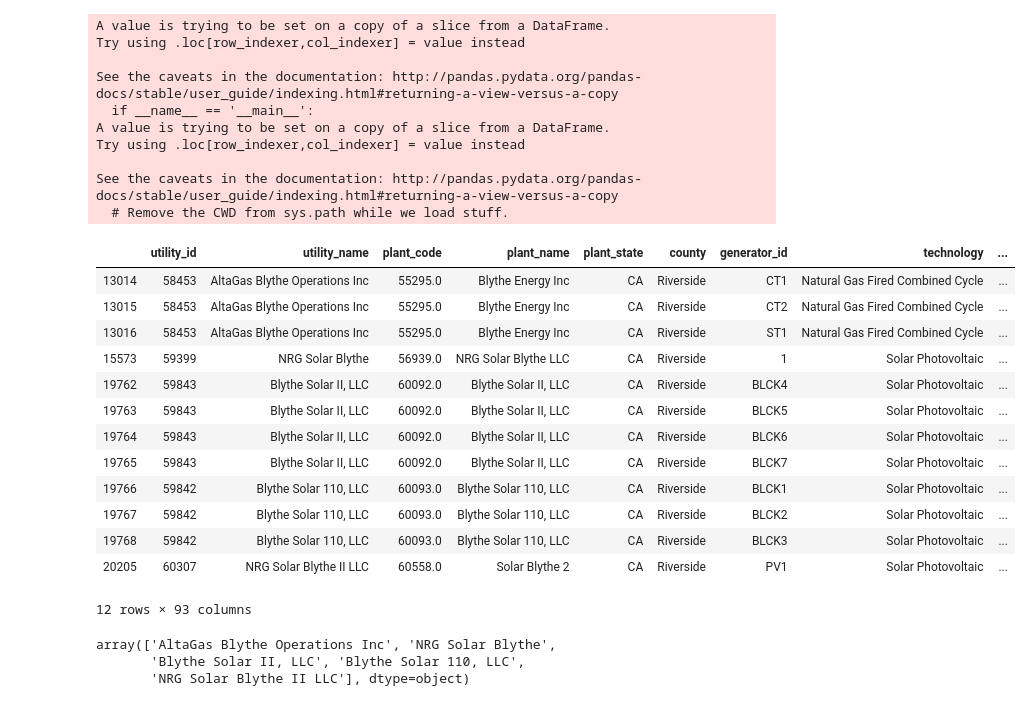
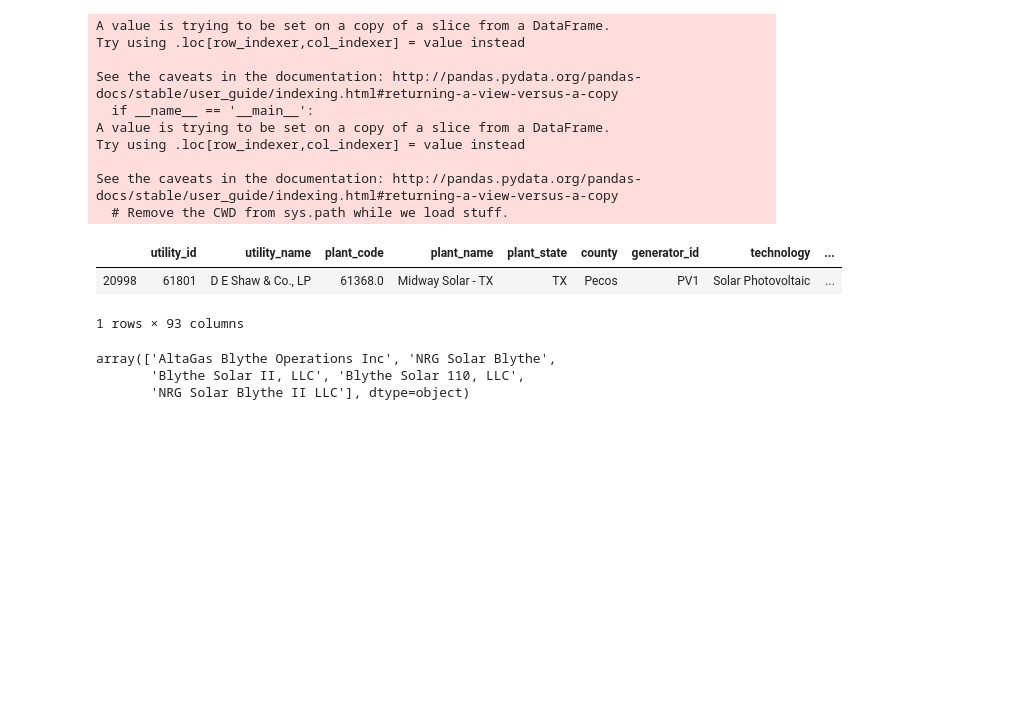
Before and after one commit to rachelsanderson/reduced-form, a Jupyter notebook: DataCleaningCode/recode_variables.ipynb, the cells around one changed output. Cells and saved outputs as stored; diff of their text form; code cells hidden in the pictures; blank space fills up the shorter version.

```diff
--- a/DataCleaningCode/recode_variables.ipynb
+++ b/DataCleaningCode/recode_variables.ipynb
@@ -279,20 +289,9 @@ See the caveats in the documentation: http://pandas.pydata.org/pandas-docs/stabl
 # %%
-clean_gen[clean_gen['utility_name'].str.contains("Blythe")]
+clean_gen[clean_gen['utility_name'].str.contains("Shaw")]
 # %% [output]
 |  | utility_id | utility_name | plant_code | plant_name | plant_state | county | generator_id | technology | ... |
-| 13014 | 58453 | AltaGas Blythe Operations Inc | 55295.0 | Blythe Energy Inc | CA | Riverside | CT1 | Natural Gas Fired Combined Cycle | ... |
-| 13015 | 58453 | AltaGas Blythe Operations Inc | 55295.0 | Blythe Energy Inc | CA | Riverside | CT2 | Natural Gas Fired Combined Cycle | ... |
-| 13016 | 58453 | AltaGas Blythe Operations Inc | 55295.0 | Blythe Energy Inc | CA | Riverside | ST1 | Natural Gas Fired Combined Cycle | ... |
-| 15573 | 59399 | NRG Solar Blythe | 56939.0 | NRG Solar Blythe LLC | CA | Riverside | 1 | Solar Photovoltaic | ... |
-| 19762 | 59843 | Blythe Solar II, LLC | 60092.0 | Blythe Solar II, LLC | CA | Riverside | BLCK4 | Solar Photovoltaic | ... |
-| 19763 | 59843 | Blythe Solar II, LLC | 60092.0 | Blythe Solar II, LLC | CA | Riverside | BLCK5 | Solar Photovoltaic | ... |
-| 19764 | 59843 | Blythe Solar II, LLC | 60092.0 | Blythe Solar II, LLC | CA | Riverside | BLCK6 | Solar Photovoltaic | ... |
-| 19765 | 59843 | Blythe Solar II, LLC | 60092.0 | Blythe Solar II, LLC | CA | Riverside | BLCK7 | Solar Photovoltaic | ... |
-| 19766 | 59842 | Blythe Solar 110, LLC | 60093.0 | Blythe Solar 110, LLC | CA | Riverside | BLCK1 | Solar Photovoltaic | ... |
-| 19767 | 59842 | Blythe Solar 110, LLC | 60093.0 | Blythe Solar 110, LLC | CA | Riverside | BLCK2 | Solar Photovoltaic | ... |
-| 19768 | 59842 | Blythe Solar 110, LLC | 60093.0 | Blythe Solar 110, LLC | CA | Riverside | BLCK3 | Solar Photovoltaic | ... |
-| 20205 | 60307 | NRG Solar Blythe II LLC | 60558.0 | Solar Blythe 2 | CA | Riverside | PV1 | Solar Photovoltaic | ... |
+| 20998 | 61801 | D E Shaw & Co., LP | 61368.0 | Midway Solar - TX | TX | Pecos | PV1 | Solar Photovoltaic | ... |
-12 rows × 93 columns
+1 rows × 93 columns
 # %%
 clean_gen[clean_gen['utility_name'].str.contains("Blythe")]['utility_name'].unique()
 # %% [output]
```
Also changed, not shown: parts of 3 cells of this notebook, 2 other files.
